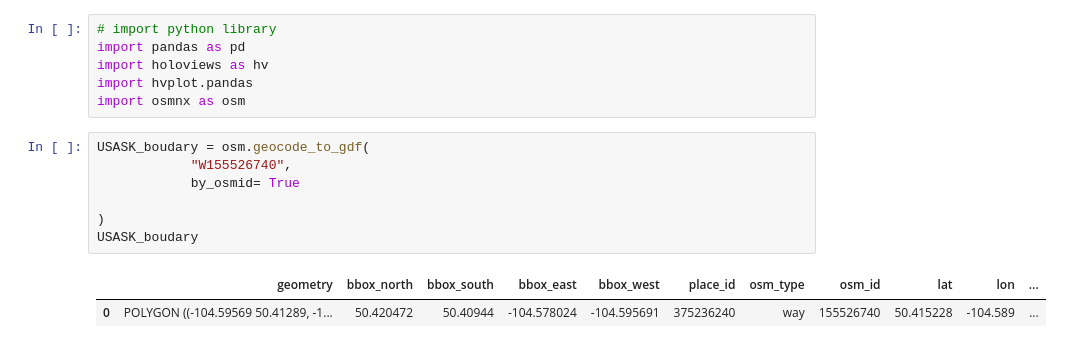
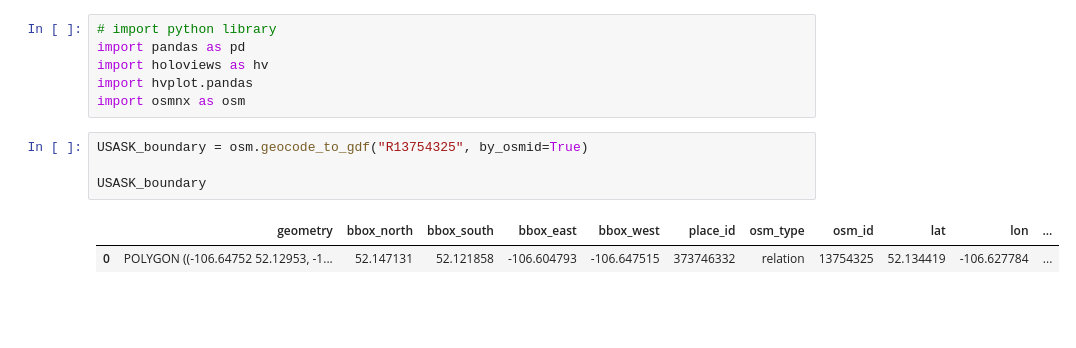
Before and after one commit to Mohammed777777777/first-map-template, a Jupyter notebook: Map_demonstration.ipynb, the cells around one changed output. Saved outputs shown, nothing was run; the diff lists cells and outputs as text; blank space fills up the shorter version.

```diff
--- a/Map_demonstration.ipynb
+++ b/Map_demonstration.ipynb
@@ -5,13 +5,10 @@ import holoviews as hv
 import hvplot.pandas
 import osmnx as osm
 # %%
-USASK_boudary = osm.geocode_to_gdf(
-            "W155526740",
-            by_osmid= True
+USASK_boundary = osm.geocode_to_gdf("R13754325", by_osmid=True)
 
-)
-USASK_boudary
+USASK_boundary
 # %% [output]
 |  | geometry | bbox_north | bbox_south | bbox_east | bbox_west | place_id | osm_type | osm_id | lat | lon | ... |
-| 0 | POLYGON ((-104.59569 50.41289, -1... | 50.420472 | 50.40944 | -104.578024 | -104.595691 | 375236240 | way | 155526740 | 50.415228 | -104.589 | ... |
+| 0 | POLYGON ((-106.64752 52.12953, -1... | 52.147131 | 52.121858 | -106.604793 | -106.647515 | 373746332 | relation | 13754325 | 52.134419 | -106.627784 | ... |
 # %%
```
Also changed, not shown: parts of 3 cells of this notebook, 6 other files.
